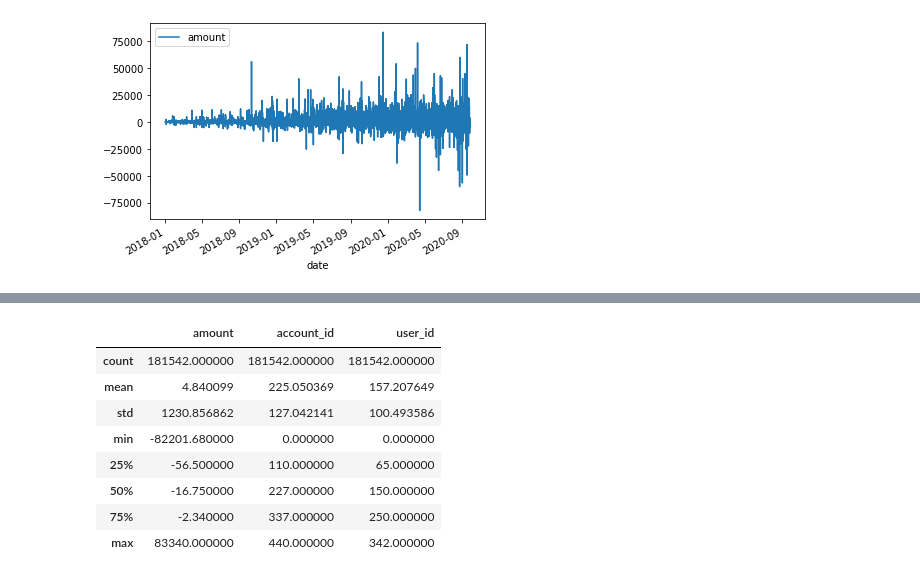
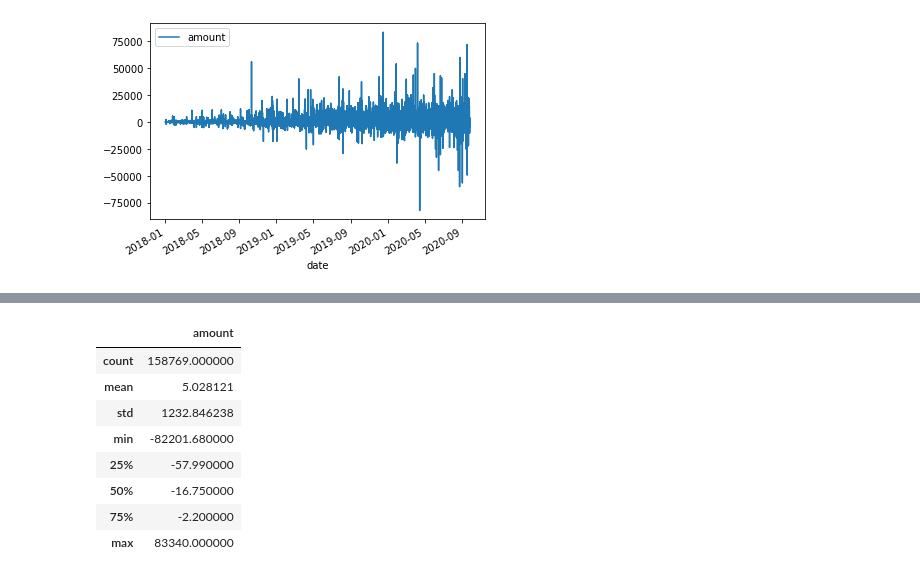
Before and after one commit to karynagogunska/mansa_test, a Jupyter notebook: datascience/notebooks/Data exploration and preparation.ipynb, the cells around one changed output, grey strips where cells are left out. Drawn from its saved outputs; the diff is of its cells as text; code cells hidden in the pictures.

```diff
--- a/datascience/notebooks/Data exploration and preparation.ipynb
+++ b/datascience/notebooks/Data exploration and preparation.ipynb
@@ -324,6 +324,8 @@ Columns needed:
 These two datasets will be merged on account_id.
 # %%
 accounts.drop(columns='balance',inplace = True)
+# %%
+accounts.rename(columns={'id':'account_id'},inplace=True)
 # %%
 merged_df = transactions.merge(accounts, on = 'account_id')
 # %% [markdown]
@@ -423,3 +410,5 @@ more_180_days(merged_df)
+# %%
+transactions_180 = more_180_days(merged_df)
 # %%
 # TRIALS, ignore it
 ## for every account take first and last date diff
@@ -434,14 +423,14 @@ more_180_days(merged_df)
 #     if int(account_age) <= 180:
 #         transactions_180.append(merged_df[merged_df.account_id==i])
 # %%
-merged_df.describe()
+transactions_180.describe()
 # %% [output]
-|  | amount | account_id | user_id |
-| count | 181542.000000 | 181542.000000 | 181542.000000 |
-| mean | 4.840099 | 225.050369 | 157.207649 |
-| std | 1230.856862 | 127.042141 | 100.493586 |
-| min | -82201.680000 | 0.000000 | 0.000000 |
-| 25% | -56.500000 | 110.000000 | 65.000000 |
-| 50% | -16.750000 | 227.000000 | 150.000000 |
-| 75% | -2.340000 | 337.000000 | 250.000000 |
-| max | 83340.000000 | 440.000000 | 342.000000 |
+|  | amount |
+| count | 158769.000000 |
+| mean | 5.028121 |
+| std | 1232.846238 |
+| min | -82201.680000 |
+| 25% | -57.990000 |
+| 50% | -16.750000 |
+| 75% | -2.200000 |
+| max | 83340.000000 |
```
Also changed, not shown: parts of 16 cells of this notebook, 2 other files.
